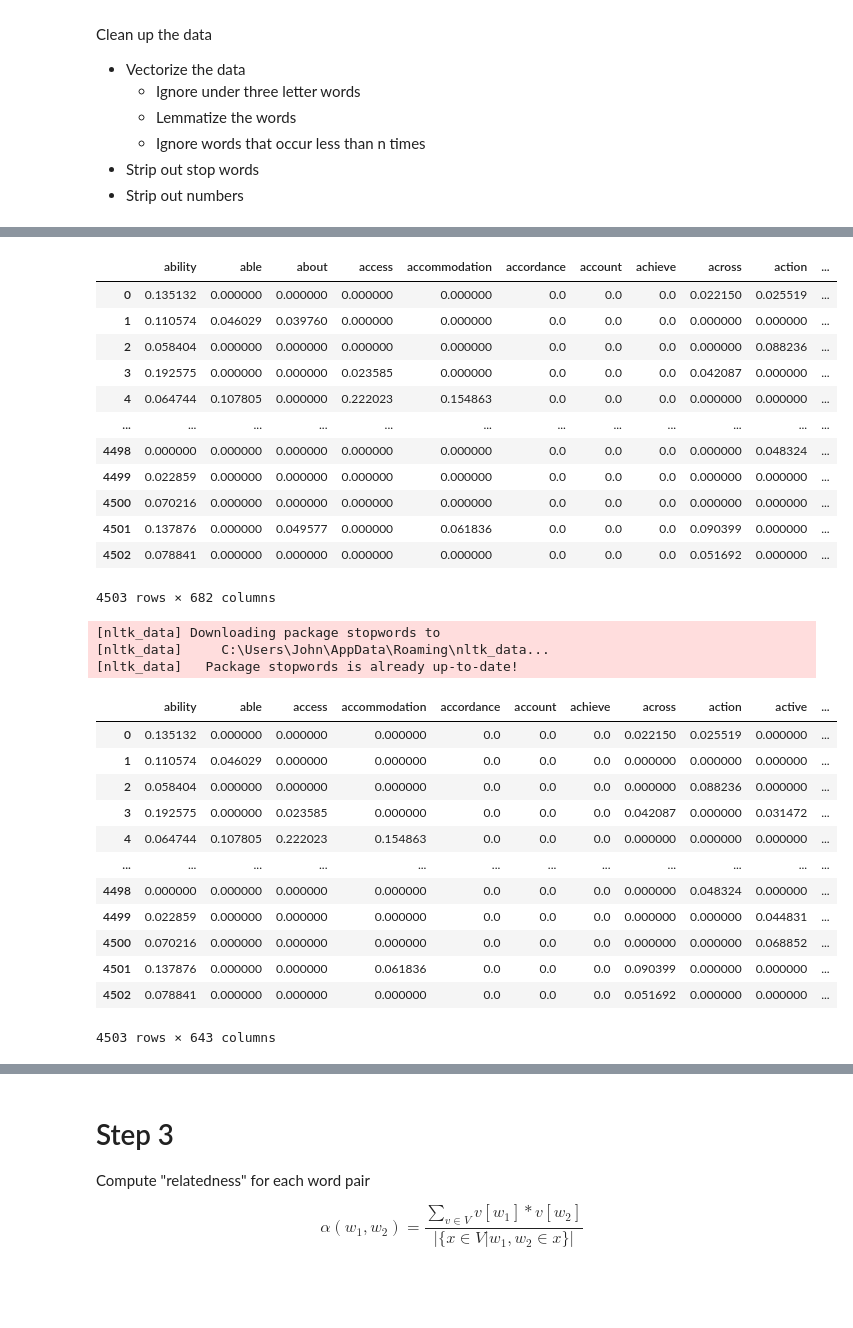
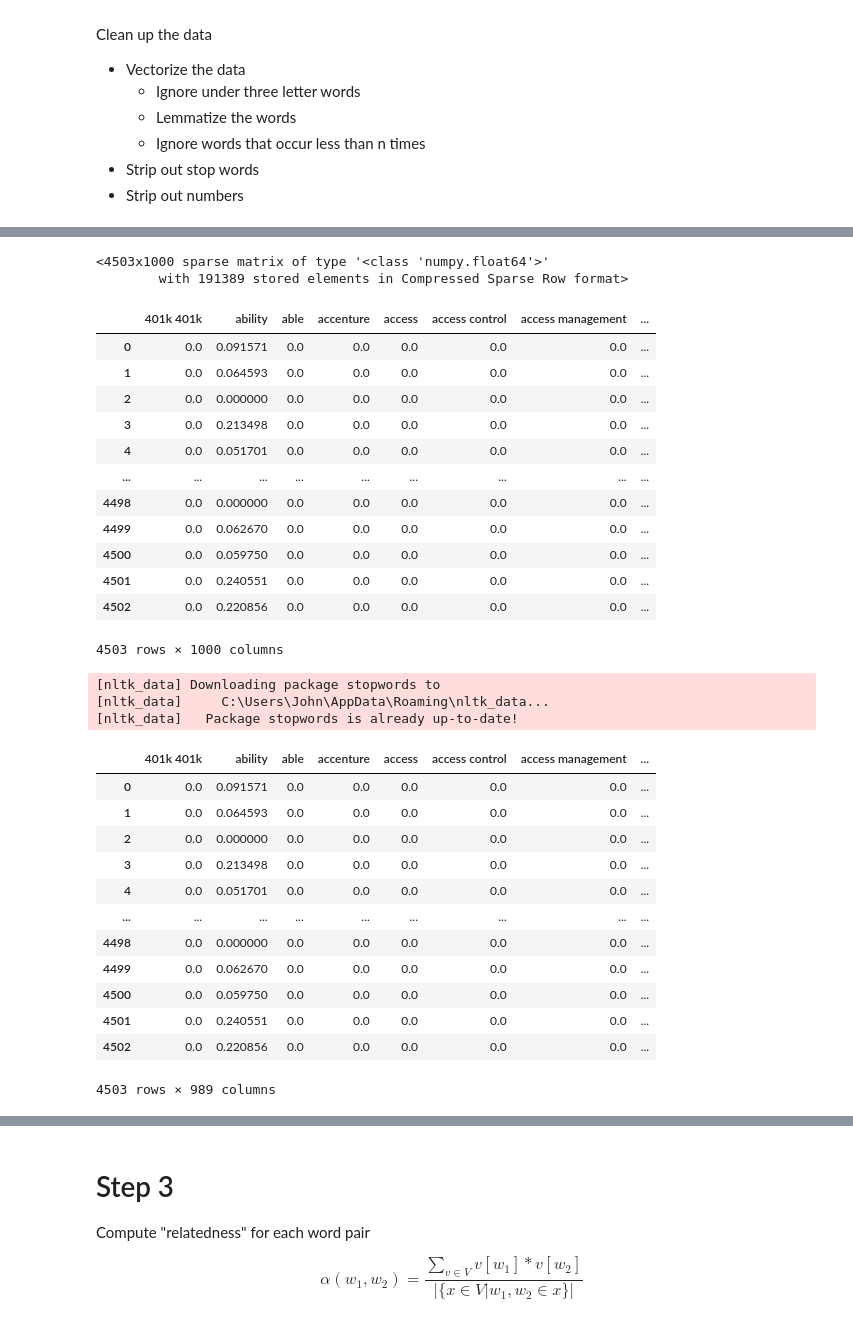
Before and after one commit to TheJohnLong/JobSearch, a Jupyter notebook: src/test.ipynb, the cells around one changed output, grey strips where cells are left out. Drawn from its saved outputs; the diff is of its cells as text; code cells hidden in the pictures; blank space fills up the shorter version.

```diff
--- a/src/test.ipynb
+++ b/src/test.ipynb
@@ -66,0 +51,13 @@ desc_vecs
+# %%
+# Vectorize the descriptions
+from sklearn.feature_extraction.text import TfidfVectorizer
+from sklearn.feature_extraction.text import CountVectorizer
+
+
+# Words are stipped of their accents, get the top 1000 features that are in less than 95% of documents
+count_vec = TfidfVectorizer(strip_accents='unicode', max_features=1000, max_df=.95, tokenizer=TextBlobTokenizer(), preprocessor=Preprocessor())
+desc_vecs = count_vec.fit_transform(df.description)
+desc_vecs
+# %% [output]
+<4503x1000 sparse matrix of type '<class 'numpy.float64'>'
+        with 191389 stored elements in Compressed Sparse Row format>
@@ -68,53 +70,53 @@ desc_vecs
 df_count = pd.DataFrame(desc_vecs.todense(), columns=count_vec.get_feature_names_out())
 df_count
 # %% [output]
-|  | ability | able | about | access | accommodation | accordance | account | achieve | across | action | ... |
-| 0 | 0.135132 | 0.000000 | 0.000000 | 0.000000 | 0.000000 | 0.0 | 0.0 | 0.0 | 0.022150 | 0.025519 | ... |
-| 1 | 0.110574 | 0.046029 | 0.039760 | 0.000000 | 0.000000 | 0.0 | 0.0 | 0.0 | 0.000000 | 0.000000 | ... |
-| 2 | 0.058404 | 0.000000 | 0.000000 | 0.000000 | 0.000000 | 0.0 | 0.0 | 0.0 | 0.000000 | 0.088236 | ... |
-| 3 | 0.192575 | 0.000000 | 0.000000 | 0.023585 | 0.000000 | 0.0 | 0.0 | 0.0 | 0.042087 | 0.000000 | ... |
-| 4 | 0.064744 | 0.107805 | 0.000000 | 0.222023 | 0.154863 | 0.0 | 0.0 | 0.0 | 0.000000 | 0.000000 | ... |
-| ... | ... | ... | ... | ... | ... | ... | ... | ... | ... | ... | ... |
-| 4498 | 0.000000 | 0.000000 | 0.000000 | 0.000000 | 0.000000 | 0.0 | 0.0 | 0.0 | 0.000000 | 0.048324 | ... |
-| 4499 | 0.022859 | 0.000000 | 0.000000 | 0.000000 | 0.000000 | 0.0 | 0.0 | 0.0 | 0.000000 | 0.000000 | ... |
-| 4500 | 0.070216 | 0.000000 | 0.000000 | 0.000000 | 0.000000 | 0.0 | 0.0 | 0.0 | 0.000000 | 0.000000 | ... |
-| 4501 | 0.137876 | 0.000000 | 0.049577 | 0.000000 | 0.061836 | 0.0 | 0.0 | 0.0 | 0.090399 | 0.000000 | ... |
-| 4502 | 0.078841 | 0.000000 | 0.000000 | 0.000000 | 0.000000 | 0.0 | 0.0 | 0.0 | 0.051692 | 0.000000 | ... |
+|  | 401k 401k | ability | able | accenture | access | access control | access management | ... |
+| 0 | 0.0 | 0.091571 | 0.0 | 0.0 | 0.0 | 0.0 | 0.0 | ... |
+| 1 | 0.0 | 0.064593 | 0.0 | 0.0 | 0.0 | 0.0 | 0.0 | ... |
+| 2 | 0.0 | 0.000000 | 0.0 | 0.0 | 0.0 | 0.0 | 0.0 | ... |
+| 3 | 0.0 | 0.213498 | 0.0 | 0.0 | 0.0 | 0.0 | 0.0 | ... |
+| 4 | 0.0 | 0.051701 | 0.0 | 0.0 | 0.0 | 0.0 | 0.0 | ... |
+| ... | ... | ... | ... | ... | ... | ... | ... | ... |
+| 4498 | 0.0 | 0.000000 | 0.0 | 0.0 | 0.0 | 0.0 | 0.0 | ... |
+| 4499 | 0.0 | 0.062670 | 0.0 | 0.0 | 0.0 | 0.0 | 0.0 | ... |
+| 4500 | 0.0 | 0.059750 | 0.0 | 0.0 | 0.0 | 0.0 | 0.0 | ... |
+| 4501 | 0.0 | 0.240551 | 0.0 | 0.0 | 0.0 | 0.0 | 0.0 | ... |
+| 4502 | 0.0 | 0.220856 | 0.0 | 0.0 | 0.0 | 0.0 | 0.0 | ... |
-4503 rows × 682 columns
+4503 rows × 1000 columns
 # %%
 from nltk.corpus import stopwords
 import nltk
 nltk.download('stopwords')
 
 
 # Remove stopwords
 # print(stopwords.words('english'))
 df_count.drop(stopwords.words('english'), axis=1, errors='ignore', inplace=True)
 
 # Remove numbers
-df_count = df_count[df_count.columns.drop(df_count.filter(regex = '[0-9]').columns)]
+# df_count = df_count[df_count.columns.drop(df_count.filter(regex = '[0-9]').columns)]
 
 # Remove underscores
 df_count = df_count[df_count.columns.drop(df_count.filter(regex = '_').columns)]
 
 df_count
 # %% [output]
 [nltk_data] Downloading package stopwords to
 [nltk_data]     C:\Users\John\AppData\Roaming\nltk_data...
 [nltk_data]   Package stopwords is already up-to-date!
-|  | ability | able | access | accommodation | accordance | account | achieve | across | action | active | ... |
-| 0 | 0.135132 | 0.000000 | 0.000000 | 0.000000 | 0.0 | 0.0 | 0.0 | 0.022150 | 0.025519 | 0.000000 | ... |
-| 1 | 0.110574 | 0.046029 | 0.000000 | 0.000000 | 0.0 | 0.0 | 0.0 | 0.000000 | 0.000000 | 0.000000 | ... |
-| 2 | 0.058404 | 0.000000 | 0.000000 | 0.000000 | 0.0 | 0.0 | 0.0 | 0.000000 | 0.088236 | 0.000000 | ... |
-| 3 | 0.192575 | 0.000000 | 0.023585 | 0.000000 | 0.0 | 0.0 | 0.0 | 0.042087 | 0.000000 | 0.031472 | ... |
-| 4 | 0.064744 | 0.107805 | 0.222023 | 0.154863 | 0.0 | 0.0 | 0.0 | 0.000000 | 0.000000 | 0.000000 | ... |
-| ... | ... | ... | ... | ... | ... | ... | ... | ... | ... | ... | ... |
-| 4498 | 0.000000 | 0.000000 | 0.000000 | 0.000000 | 0.0 | 0.0 | 0.0 | 0.000000 | 0.048324 | 0.000000 | ... |
-| 4499 | 0.022859 | 0.000000 | 0.000000 | 0.000000 | 0.0 | 0.0 | 0.0 | 0.000000 | 0.000000 | 0.044831 | ... |
-| 4500 | 0.070216 | 0.000000 | 0.000000 | 0.000000 | 0.0 | 0.0 | 0.0 | 0.000000 | 0.000000 | 0.068852 | ... |
-| 4501 | 0.137876 | 0.000000 | 0.000000 | 0.061836 | 0.0 | 0.0 | 0.0 | 0.090399 | 0.000000 | 0.000000 | ... |
-| 4502 | 0.078841 | 0.000000 | 0.000000 | 0.000000 | 0.0 | 0.0 | 0.0 | 0.051692 | 0.000000 | 0.000000 | ... |
+|  | 401k 401k | ability | able | accenture | access | access control | access management | ... |
+| 0 | 0.0 | 0.091571 | 0.0 | 0.0 | 0.0 | 0.0 | 0.0 | ... |
+| 1 | 0.0 | 0.064593 | 0.0 | 0.0 | 0.0 | 0.0 | 0.0 | ... |
+| 2 | 0.0 | 0.000000 | 0.0 | 0.0 | 0.0 | 0.0 | 0.0 | ... |
+| 3 | 0.0 | 0.213498 | 0.0 | 0.0 | 0.0 | 0.0 | 0.0 | ... |
+| 4 | 0.0 | 0.051701 | 0.0 | 0.0 | 0.0 | 0.0 | 0.0 | ... |
+| ... | ... | ... | ... | ... | ... | ... | ... | ... |
+| 4498 | 0.0 | 0.000000 | 0.0 | 0.0 | 0.0 | 0.0 | 0.0 | ... |
+| 4499 | 0.0 | 0.062670 | 0.0 | 0.0 | 0.0 | 0.0 | 0.0 | ... |
+| 4500 | 0.0 | 0.059750 | 0.0 | 0.0 | 0.0 | 0.0 | 0.0 | ... |
+| 4501 | 0.0 | 0.240551 | 0.0 | 0.0 | 0.0 | 0.0 | 0.0 | ... |
+| 4502 | 0.0 | 0.220856 | 0.0 | 0.0 | 0.0 | 0.0 | 0.0 | ... |
-4503 rows × 643 columns
+4503 rows × 989 columns
 # %%
 # count_vec.stop_words_
 # Take a look at the top 30 words from a document
```
Also changed, not shown: parts of 9 cells of this notebook, 6 other files.
